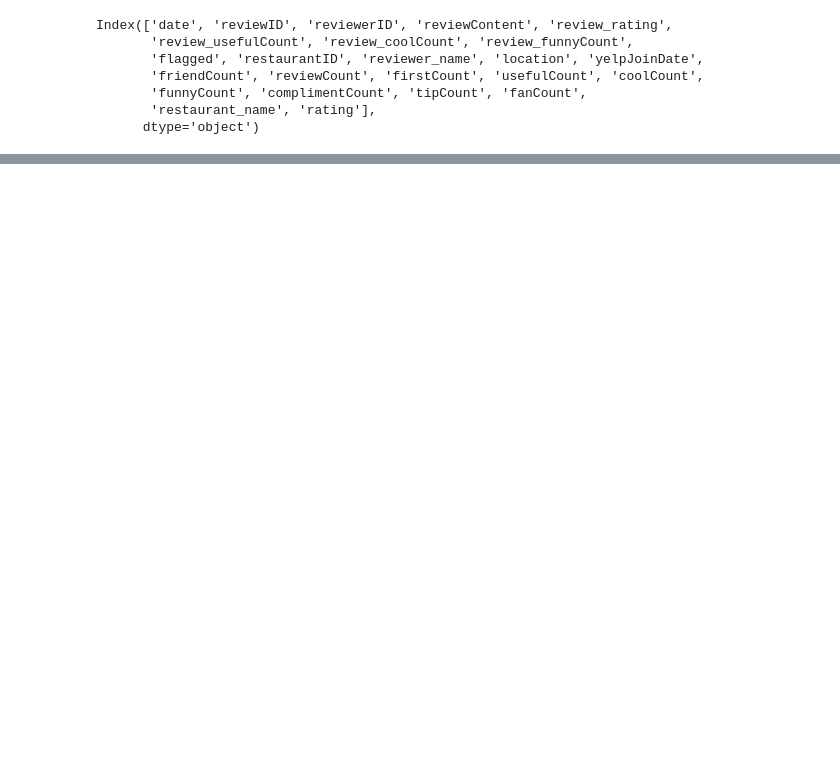
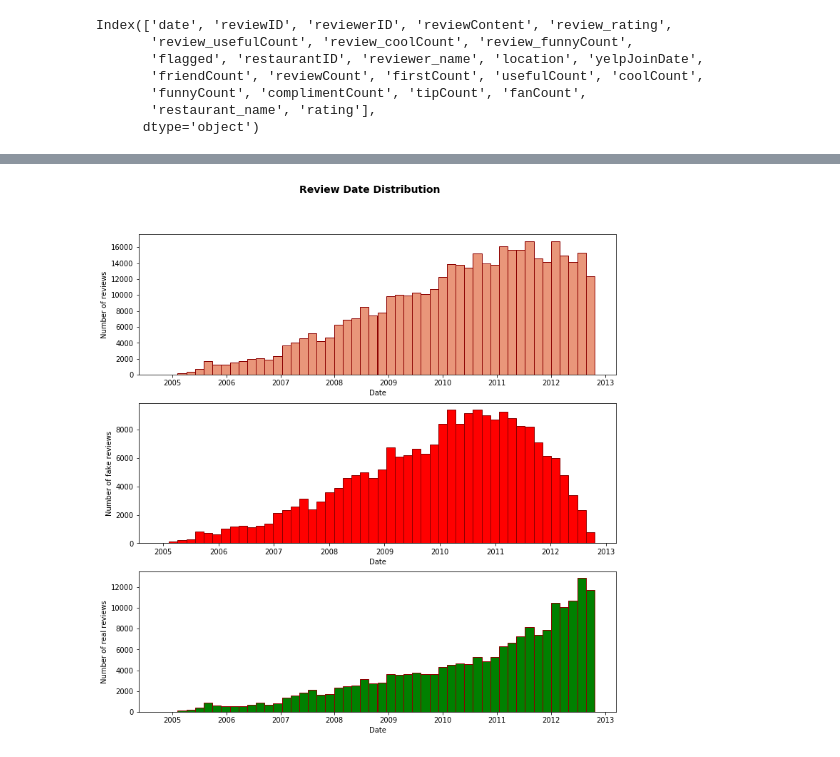
Before and after one commit to Bangda/Fake-Review-Detection, a Jupyter notebook: notebook/Yelp Reviews.ipynb, the cells around one changed output, grey strips where cells are left out. Drawn from its saved outputs; the diff is of its cells as text; code cells hidden in the pictures; blank space fills up the shorter version.

```diff
--- a/notebook/Yelp Reviews.ipynb
+++ b/notebook/Yelp Reviews.ipynb
@@ -163,0 +170,6 @@ Index(['date', 'reviewID', 'reviewerID', 'reviewContent', 'review_rating',
+# %%
+df.loc[df['flagged'] == 'YR', 'flagged'] = 0
+df.loc[df['flagged'] == 'NR', 'flagged'] = 1
+# %%
+real = df[df.flagged == 1]
+fake = df[df.flagged == 0]
@@ -163,0 +225,39 @@ Index(['date', 'reviewID', 'reviewerID', 'reviewContent', 'review_rating',
+# %%
+# Prepare the figure
+fig = plt.figure( figsize=(12,12) )
+title = fig.suptitle("Review Date Distribution", fontsize=14, fontweight='bold')
+fig.subplots_adjust(top=0.9, wspace=0.3)
+
+# Prepare a subplot
+ax = fig.add_subplot(3,1,1) # https://youtu.be/afITiFR6vfw?t=1m53s
+ax.set_xlabel("Date")
+ax.set_ylabel("Number of reviews")
+
+# Add text into the subplot
+freq, bins, patches = ax.hist(df['date'],
+                              bins=50,
+                              color='darksalmon',
+                              edgecolor='darkred', linewidth=1.0)
+
+# Prepare a subplot
+ax2 = fig.add_subplot(3,1,2)
+ax2.set_ylabel("Number of fake reviews")
+ax2.set_xlabel("Date")
+
+# Add text into the subplot
+freq, bins, patches = ax2.hist(fake['date'],
+                              bins=50,
+                              color='red',
+                              edgecolor='darkred', linewidth=1.0)
+# Prepare a subplot
+ax3 = fig.add_subplot(3,1,3)
+ax3.set_ylabel("Number of real reviews")
+ax3.set_xlabel("Date")
+
+# Add text into the subplot
+freq, bins, patches = ax3.hist(real['date'],
+                              bins=50,
+                              color='green',
+                              edgecolor='darkred', linewidth=1.0)
+# %% [output]
+[figure, added]
```
Also changed, not shown: parts of 39 cells of this notebook, 3 other files.
